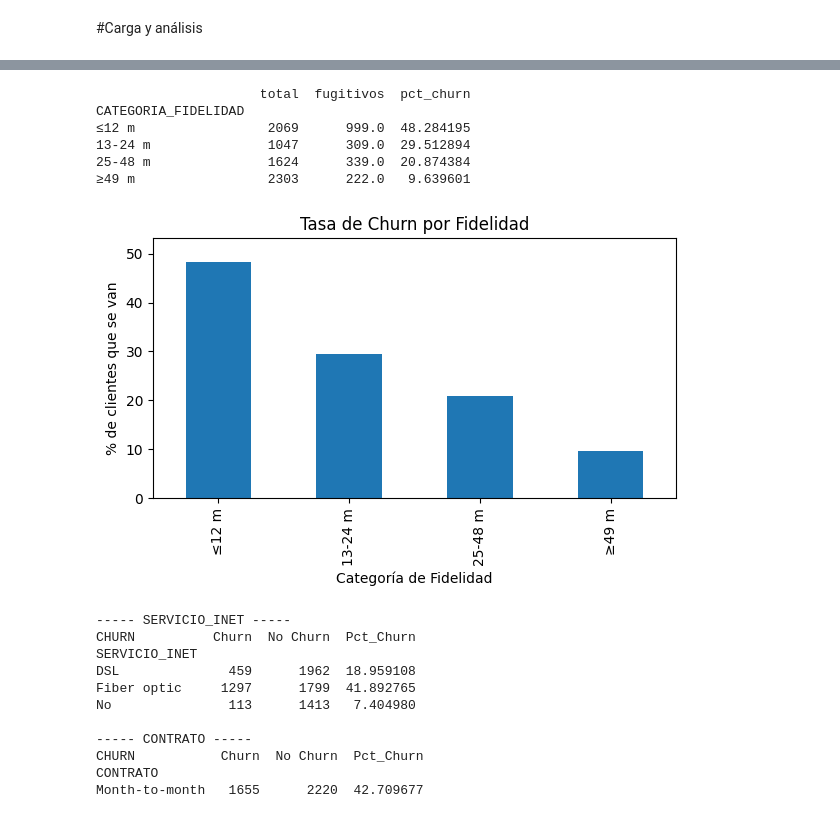
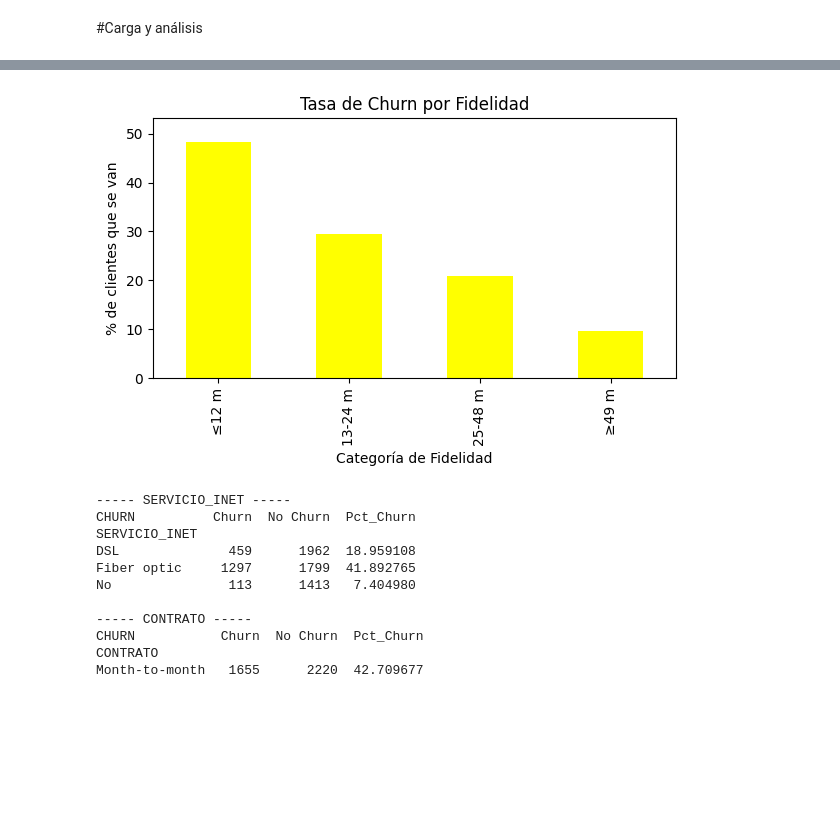
Before and after one commit to carlos24520/Telmex, a Jupyter notebook: challenger.ipynb, the cells around one changed output, grey strips where cells are left out. Drawn from its saved outputs; the diff is of its cells as text; code cells hidden in the pictures; blank space fills up the shorter version.

```diff
--- a/challenger.ipynb
+++ b/challenger.ipynb
@@ -278,28 +262,17 @@ plt.show()
 # %%
-tasa_churn = (
-    df_tmp
-      .groupby('CATEGORIA_FIDELIDAD', observed=True)['CHURN']
-      .agg(total='size', # Changed from ('CHURN', 'size') to 'size'
-           fugitivos='sum') # Changed from ('CHURN', 'sum') to 'sum'
-      .assign(pct_churn=lambda x: x['fugitivos'] / x['total']*100)
+tasa_churn['pct_churn'].plot(
+    kind='bar',
+    figsize=(6,4),
+    color='yellow'
 )
-print(tasa_churn[['total', 'fugitivos', 'pct_churn']])
-
-tasa_churn['pct_churn'].plot(kind='bar', figsize=(6,4))
 plt.title('Tasa de Churn por Fidelidad')
 plt.ylabel('% de clientes que se van')
 plt.xlabel('Categoría de Fidelidad')
 plt.ylim(0, tasa_churn['pct_churn'].max() * 1.1)
 plt.tight_layout()
 plt.show()
 # %% [output]
-                     total  fugitivos  pct_churn
-CATEGORIA_FIDELIDAD
-≤12 m                 2069      999.0  48.284195
-13-24 m               1047      309.0  29.512894
-25-48 m               1624      339.0  20.874384
-≥49 m                 2303      222.0   9.639601
-[figure, old version]
+[figure, new version]
 # %%
 
 # --- A) Filtrar fugitivos y no fugitivos
```
Also changed, not shown: parts of 36 cells of this notebook.
